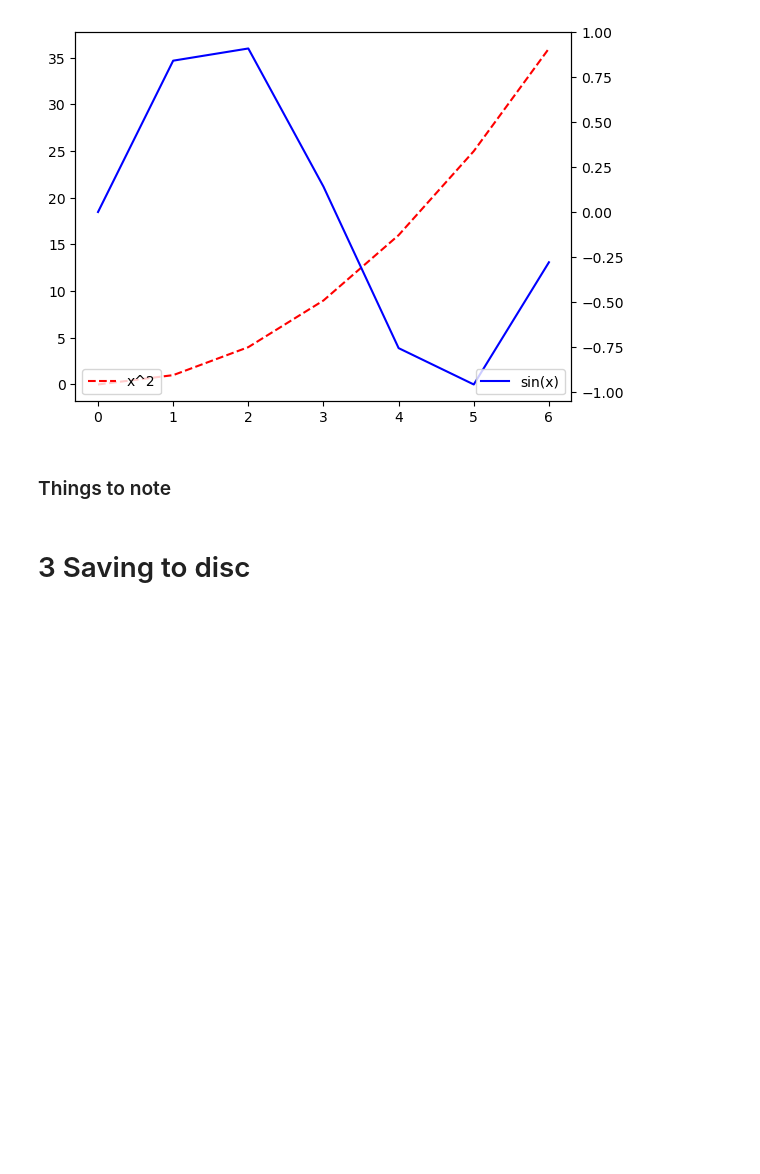
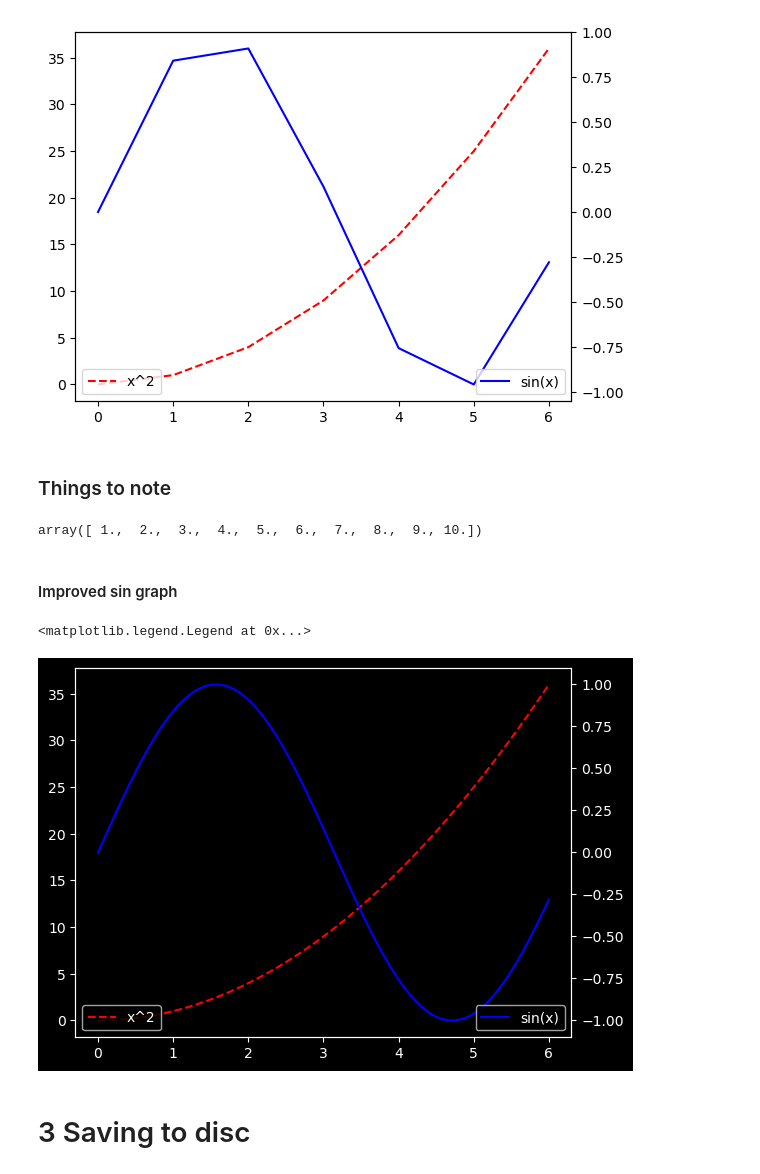
Before and after one commit to SPS-SP2273/learning-portfolio-2024-aug-JoshuaLaw10, a Jupyter notebook: 7.1_plotting/plotting_(need).ipynb, the cells around one changed output. Cells and saved outputs as stored; diff of their text form; code cells hidden in the pictures; blank space fills up the shorter version.

```diff
--- a/7.1_plotting/plotting_(need).ipynb
+++ b/7.1_plotting/plotting_(need).ipynb
@@ -178,7 +185,28 @@ plt.legend(loc='lower right')                                 # For y-axis 2
 # %% [markdown]
 ### Things to note
 # %%
-x = np.linspace(0, 6, 100)
+x = np.linspace(0, 6, 100)   # gives 100 values from 0 to 6
+y = np.linspace(1,10,10)     # gives 10 values from 1 to 10
+y
+# %% [output]
+array([ 1.,  2.,  3.,  4.,  5.,  6.,  7.,  8.,  9., 10.])
+# %% [markdown]
+#### Improved sin graph
+# %%
+x = np.linspace(0,6,1000)     #more values! #this is the only change from above
+x2 = x**2
+sin_x = np.sin(x)
+plt.style.use('dark_background')  #BACKGROUND!!!
+plt.plot(x, x2, label='x^2',color='red', linestyle='dashed')
+plt.legend(loc='lower left')                                  # For y-axis 1
+
+plt.twinx()                                                   # This creates a new y-axis
+                                                              # for the plots that comes after
+plt.plot(x, sin_x, label='sin(x)',color='blue', )
+plt.legend(loc='lower right')                                 # For y-axis 2
+# %% [output]
+<matplotlib.legend.Legend at 0x...>
+[figure, added]
 # %% [markdown]
 # 3 Saving to disc
 # %% [markdown]
```
Also changed, not shown: parts of 5 cells of this notebook, 8 other files.
